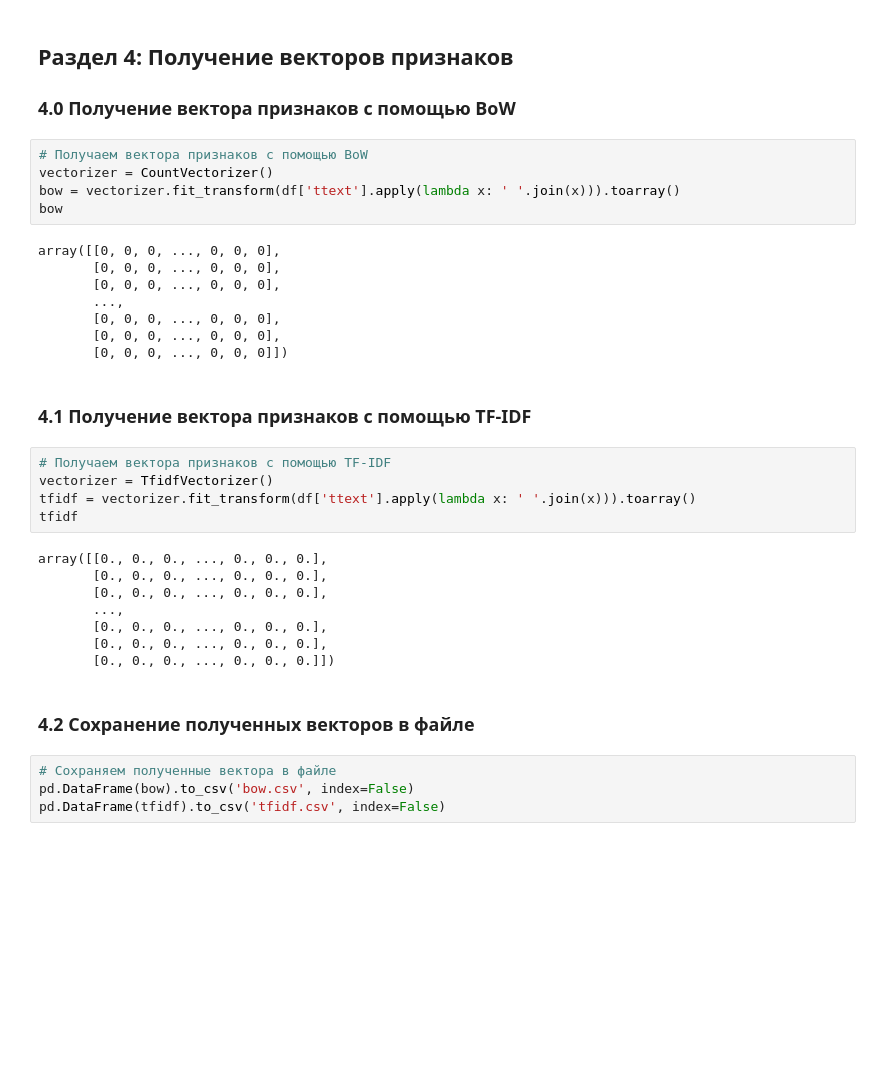
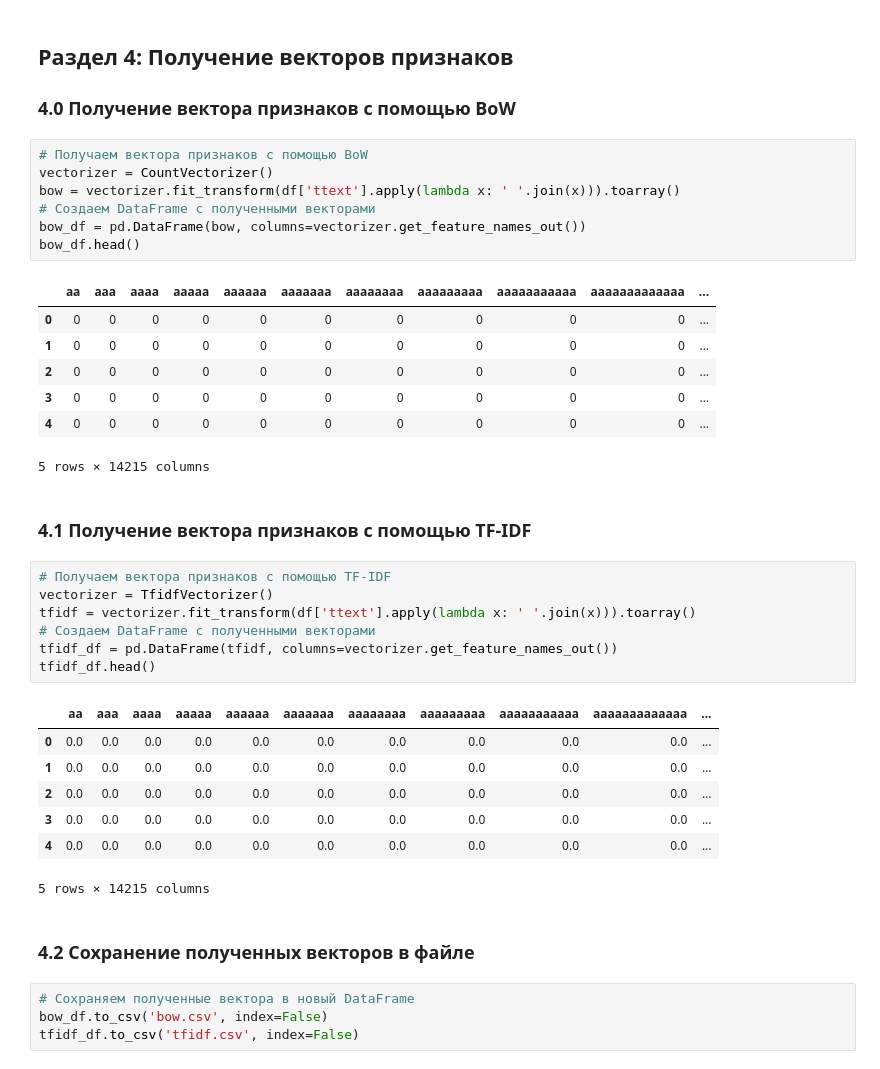
Before and after one commit to vadimpavliukevich/intro_to_ml_lab2, a Jupyter notebook: lab2.ipynb, the cells around one changed output. Saved outputs shown, nothing was run; the diff lists cells and outputs as text; blank space fills up the shorter version.

```diff
--- a/lab2.ipynb
+++ b/lab2.ipynb
@@ -151,34 +151,38 @@ df.head()
 # %%
 # Получаем вектора признаков с помощью BoW
 vectorizer = CountVectorizer()
 bow = vectorizer.fit_transform(df['ttext'].apply(lambda x: ' '.join(x))).toarray()
-bow
+# Создаем DataFrame с полученными векторами
+bow_df = pd.DataFrame(bow, columns=vectorizer.get_feature_names_out())
+bow_df.head()
 # %% [output]
+|  | аа | ааа | аааа | ааааа | аааааа | ааааааа | аааааааа | ааааааааа | ааааааааааа | ааааааааааааа | ... |
+| 0 | 0 | 0 | 0 | 0 | 0 | 0 | 0 | 0 | 0 | 0 | ... |
+| 1 | 0 | 0 | 0 | 0 | 0 | 0 | 0 | 0 | 0 | 0 | ... |
+| 2 | 0 | 0 | 0 | 0 | 0 | 0 | 0 | 0 | 0 | 0 | ... |
+| 3 | 0 | 0 | 0 | 0 | 0 | 0 | 0 | 0 | 0 | 0 | ... |
+| 4 | 0 | 0 | 0 | 0 | 0 | 0 | 0 | 0 | 0 | 0 | ... |
-array([[0, 0, 0, ..., 0, 0, 0],
-       [0, 0, 0, ..., 0, 0, 0],
-       [0, 0, 0, ..., 0, 0, 0],
-       ...,
-       [0, 0, 0, ..., 0, 0, 0],
-       [0, 0, 0, ..., 0, 0, 0],
-       [0, 0, 0, ..., 0, 0, 0]])
+5 rows × 14215 columns
 # %% [markdown]
 ### 4.1 Получение вектора признаков с помощью TF-IDF
 # %%
 # Получаем вектора признаков с помощью TF-IDF
 vectorizer = TfidfVectorizer()
 tfidf = vectorizer.fit_transform(df['ttext'].apply(lambda x: ' '.join(x))).toarray()
-tfidf
+# Создаем DataFrame с полученными векторами
+tfidf_df = pd.DataFrame(tfidf, columns=vectorizer.get_feature_names_out())
+tfidf_df.head()
 # %% [output]
+|  | аа | ааа | аааа | ааааа | аааааа | ааааааа | аааааааа | ааааааааа | ааааааааааа | ааааааааааааа | ... |
+| 0 | 0.0 | 0.0 | 0.0 | 0.0 | 0.0 | 0.0 | 0.0 | 0.0 | 0.0 | 0.0 | ... |
+| 1 | 0.0 | 0.0 | 0.0 | 0.0 | 0.0 | 0.0 | 0.0 | 0.0 | 0.0 | 0.0 | ... |
+| 2 | 0.0 | 0.0 | 0.0 | 0.0 | 0.0 | 0.0 | 0.0 | 0.0 | 0.0 | 0.0 | ... |
+| 3 | 0.0 | 0.0 | 0.0 | 0.0 | 0.0 | 0.0 | 0.0 | 0.0 | 0.0 | 0.0 | ... |
+| 4 | 0.0 | 0.0 | 0.0 | 0.0 | 0.0 | 0.0 | 0.0 | 0.0 | 0.0 | 0.0 | ... |
-array([[0., 0., 0., ..., 0., 0., 0.],
-       [0., 0., 0., ..., 0., 0., 0.],
-       [0., 0., 0., ..., 0., 0., 0.],
-       ...,
-       [0., 0., 0., ..., 0., 0., 0.],
-       [0., 0., 0., ..., 0., 0., 0.],
-       [0., 0., 0., ..., 0., 0., 0.]])
+5 rows × 14215 columns
 # %% [markdown]
 ### 4.2 Сохранение полученных векторов в файле
 # %%
-# Сохраняем полученные вектора в файле
-pd.DataFrame(bow).to_csv('bow.csv', index=False)
-pd.DataFrame(tfidf).to_csv('tfidf.csv', index=False)
+# Сохраняем полученные вектора в новый DataFrame
+bow_df.to_csv('bow.csv', index=False)
+tfidf_df.to_csv('tfidf.csv', index=False)
```
